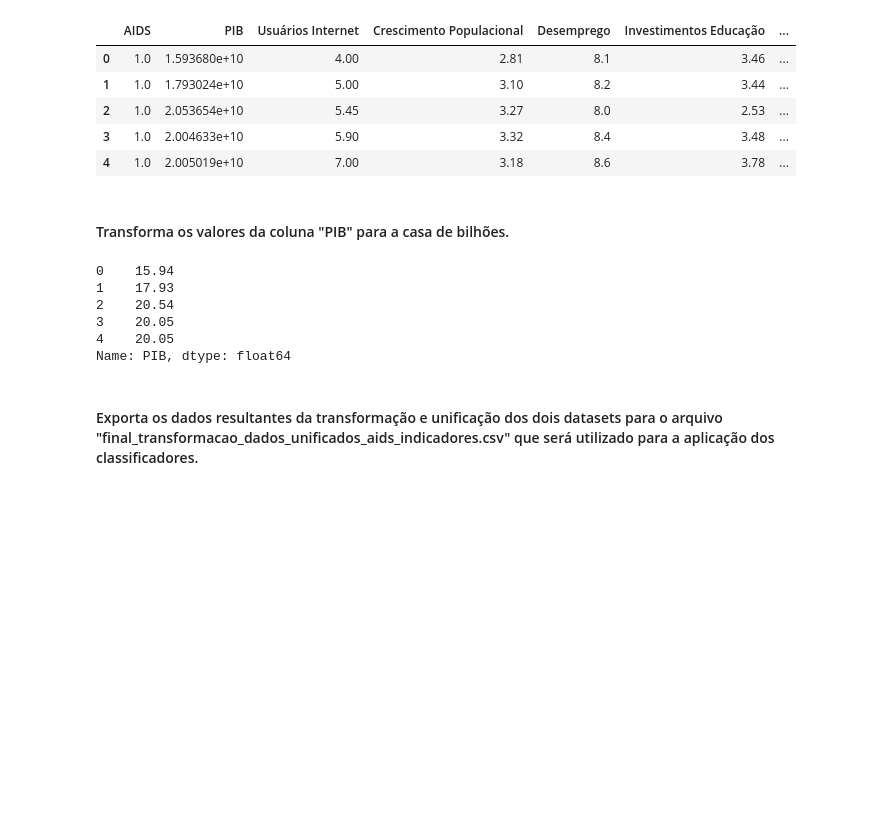
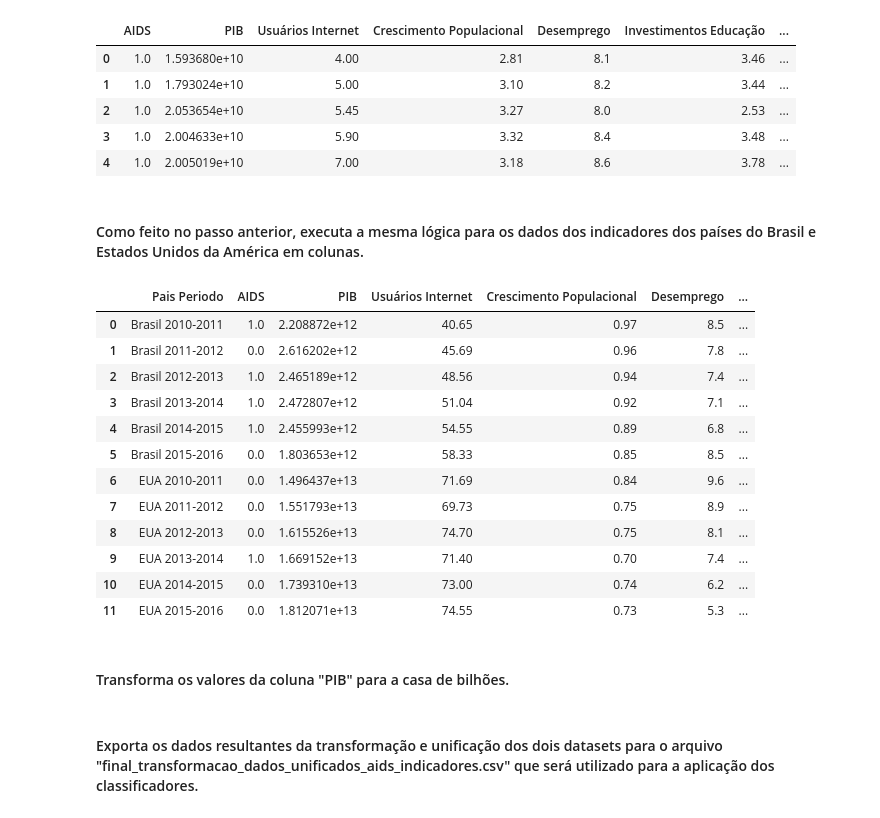
Before and after one commit to joaocvr/puc-minas-tcc, a Jupyter notebook: notebooks/4_transformacao_unificacao_datasets.ipynb, the cells around one changed output. Drawn from its saved outputs; the diff is of its cells as text; code cells hidden in the pictures; blank space fills up the shorter version.

```diff
--- a/notebooks/4_transformacao_unificacao_datasets.ipynb
+++ b/notebooks/4_transformacao_unificacao_datasets.ipynb
@@ -206,0 +231,6 @@ df_resultado_transformacao.head(12)
+# %%
+df_resultado_transformacao = df_resultado_transformacao[df_resultado_transformacao['Pais'] != 'United States']
+
+df_resultado_transformacao = df_resultado_transformacao[df_resultado_transformacao['Pais'] != 'Brazil']
+
+df_resultado_transformacao.head()
@@ -249,18 +286,72 @@ df_indicadores_em_colunas.head()
 | 2 | 1.0 | 2.053654e+10 | 5.45 | 3.27 | 8.0 | 2.53 | ... |
 | 3 | 1.0 | 2.004633e+10 | 5.90 | 3.32 | 8.4 | 3.48 | ... |
 | 4 | 1.0 | 2.005019e+10 | 7.00 | 3.18 | 8.6 | 3.78 | ... |
+# %% [markdown]
+#### Como feito no passo anterior, executa a mesma lógica para os dados dos indicadores dos países do Brasil e Estados Unidos da América em colunas.
+# %%
+df_indicadores_em_colunas_testes = pd.DataFrame()
+
+for indicador in indicadores:
+    df_indicador = df_paises_testes.loc[df_paises_testes['Indicador'] == indicador]
+    df_indicador.index = range(df_indicador.shape[0])
+
+    df_periodos_indicador = df_indicador.drop(['Pais', 'Indicador'], axis=1)
+    df_periodos_indicador = df_periodos_indicador.stack()
+    df_periodos_indicador.index = range(df_periodos_indicador.shape[0])
+
+    df_indicadores_em_colunas_testes[indicador] = df_periodos_indicador.tolist()
+
+
+nomes_colunas = {'NY.GDP.MKTP.CD':'PIB', 'IT.NET.USER.P2':'Usuários Internet',
+                 'SP.POP.GROW':'Crescimento Populacional', 'SL.UEM.TOTL.ZS': 'Desemprego',
+                 'SE.XPD.TOTL.GD.ZS': 'Investimentos Educação', 'UIS.LP.AG15T24': 'Analfabetismo 15 e 24',
+                 'UIS.ILLPOP.AG25T64': 'Analfabetismo 25 e 64', 'SE.PRM.TCHR': 'Qtd Professores EF',
+                 'UIS.ROFST.1': 'Crianças Fora Escola', 'SE.PRM.ENRL.TC.ZS': 'Qtd Alunos por professor',
+                 'SE.PRM.TENR': 'Qtd Alunos EF'}
+
+df_indicadores_em_colunas_testes = df_indicadores_em_colunas_testes.rename(columns = nomes_colunas)
+
+df_indicadores_em_colunas_testes['PIB'] = df_indicadores_em_colunas_testes['PIB'].replace(to_replace=0, method='ffill').replace(to_replace=0, method='bfill')
+df_indicadores_em_colunas_testes['Usuários Internet'] = df_indicadores_em_colunas_testes['Usuários Internet'].replace(to_replace=0, method='ffill').replace(to_replace=0, method='bfill')
+df_indicadores_em_colunas_testes['Crescimento Populacional'] = df_indicadores_em_colunas_testes['Crescimento Populacional'].replace(to_replace=0, method='ffill').replace(to_replace=0, method='bfill')
+df_indicadores_em_colunas_testes['Desemprego'] = df_indicadores_em_colunas_testes['Desemprego'].replace(to_replace=0, method='ffill').replace(to_replace=0, method='bfill')
+df_indicadores_em_colunas_testes['Investimentos Educação'] = df_indicadores_em_colunas_testes['Investimentos Educação'].replace(to_replace=0, method='ffill').replace(to_replace=0, method='bfill')
+df_indicadores_em_colunas_testes['Analfabetismo 15 e 24'] = df_indicadores_em_colunas_testes['Analfabetismo 15 e 24'].replace(to_replace=0, method='ffill').replace(to_replace=0, method='bfill')
+df_indicadores_em_colunas_testes['Analfabetismo 25 e 64'] = df_indicadores_em_colunas_testes['Analfabetismo 25 e 64'].replace(to_replace=0, method='ffill').replace(to_replace=0, method='bfill')
+df_indicadores_em_colunas_testes['Qtd Professores EF'] = df_indicadores_em_colunas_testes['Qtd Professores EF'].replace(to_replace=0, method='ffill').replace(to_replace=0, method='bfill')
+df_indicadores_em_colunas_testes['Crianças Fora Escola'] = df_indicadores_em_colunas_testes['Crianças Fora Escola'].replace(to_replace=0, method='ffill').replace(to_replace=0, method='bfill')
+df_indicadores_em_colunas_testes['Qtd Alunos por professor'] = df_indicadores_em_colunas_testes['Qtd Alunos por professor'].replace(to_replace=0, method='ffill').replace(to_replace=0, method='bfill')
+df_indicadores_em_colunas_testes['Qtd Alunos EF'] = df_indicadores_em_colunas_testes['Qtd Alunos EF'].replace(to_replace=0, method='ffill').replace(to_replace=0, method='bfill')
+
+coluna_referencia = ['Brasil 2010-2011', 'Brasil 2011-2012', 'Brasil 2012-2013',
+                     'Brasil 2013-2014', 'Brasil 2014-2015', 'Brasil 2015-2016',
+                     'EUA 2010-2011', 'EUA 2011-2012', 'EUA 2012-2013',
+                     'EUA 2013-2014', 'EUA 2014-2015', 'EUA 2015-2016']
+
+df_indicadores_em_colunas_testes.insert(loc=0, column='Pais Periodo', value=coluna_referencia)
+
+df_indicadores_em_colunas_testes.head(12)
+# %% [output]
+|  | Pais Periodo | AIDS | PIB | Usuários Internet | Crescimento Populacional | Desemprego | ... |
+| 0 | Brasil 2010-2011 | 1.0 | 2.208872e+12 | 40.65 | 0.97 | 8.5 | ... |
+| 1 | Brasil 2011-2012 | 0.0 | 2.616202e+12 | 45.69 | 0.96 | 7.8 | ... |
+| 2 | Brasil 2012-2013 | 1.0 | 2.465189e+12 | 48.56 | 0.94 | 7.4 | ... |
+| 3 | Brasil 2013-2014 | 1.0 | 2.472807e+12 | 51.04 | 0.92 | 7.1 | ... |
+| 4 | Brasil 2014-2015 | 1.0 | 2.455993e+12 | 54.55 | 0.89 | 6.8 | ... |
+| 5 | Brasil 2015-2016 | 0.0 | 1.803653e+12 | 58.33 | 0.85 | 8.5 | ... |
+| 6 | EUA 2010-2011 | 0.0 | 1.496437e+13 | 71.69 | 0.84 | 9.6 | ... |
+| 7 | EUA 2011-2012 | 0.0 | 1.551793e+13 | 69.73 | 0.75 | 8.9 | ... |
+| 8 | EUA 2012-2013 | 0.0 | 1.615526e+13 | 74.70 | 0.75 | 8.1 | ... |
+| 9 | EUA 2013-2014 | 1.0 | 1.669152e+13 | 71.40 | 0.70 | 7.4 | ... |
+| 10 | EUA 2014-2015 | 0.0 | 1.739310e+13 | 73.00 | 0.74 | 6.2 | ... |
+| 11 | EUA 2015-2016 | 0.0 | 1.812071e+13 | 74.55 | 0.73 | 5.3 | ... |
 # %% [markdown]
 #### Transforma os valores da coluna "PIB" para a casa de bilhões.
 # %%
 df_indicadores_em_colunas['PIB'] = df_indicadores_em_colunas['PIB'].div(1000000000).round(2)
-df_indicadores_em_colunas['PIB'].head()
+
+
+df_indicadores_em_colunas_testes['PIB'] = df_indicadores_em_colunas_testes['PIB'].div(1000000000).round(2)
-# %% [output]
-0    15.94
-1    17.93
-2    20.54
-3    20.05
-4    20.05
-Name: PIB, dtype: float64
 # %% [markdown]
 #### Exporta os dados resultantes da transformação e unificação dos dois datasets para o arquivo "final_transformacao_dados_unificados_aids_indicadores.csv" que será utilizado para a aplicação dos classificadores.
 # %%
```
Also changed, not shown: parts of 9 cells of this notebook, 10 other files.
